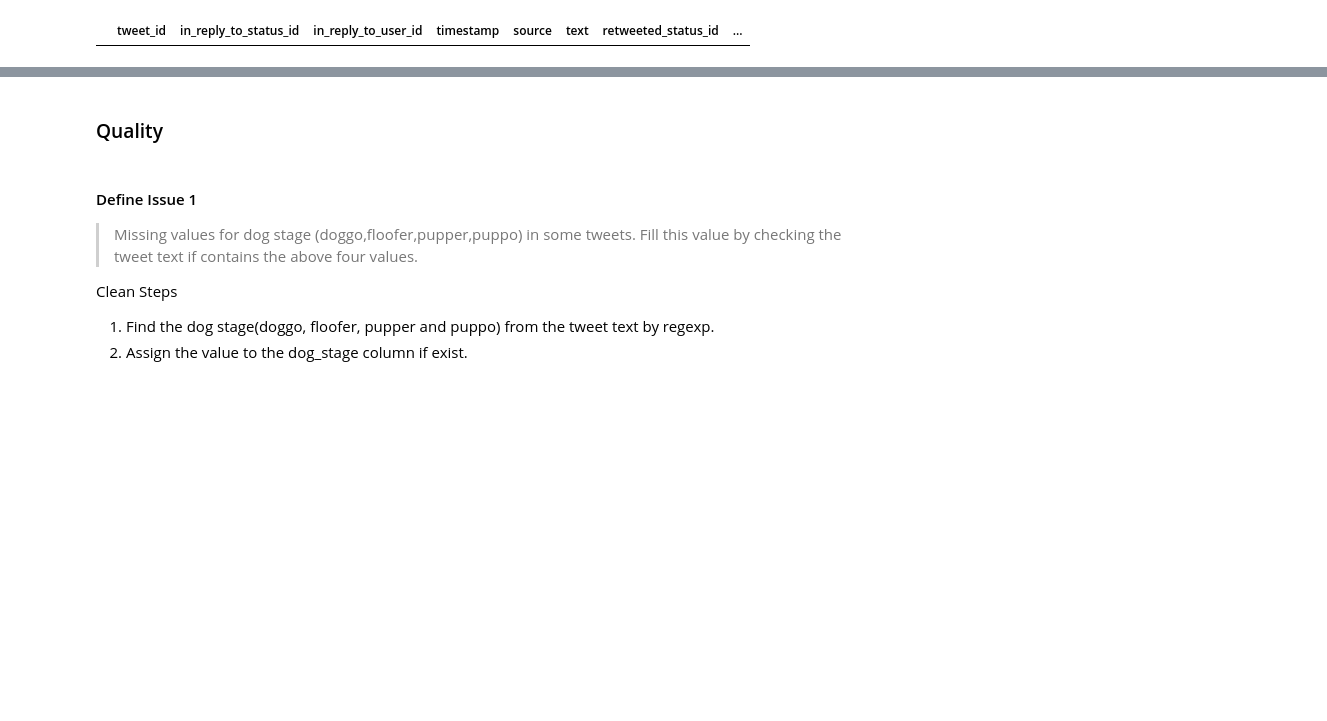
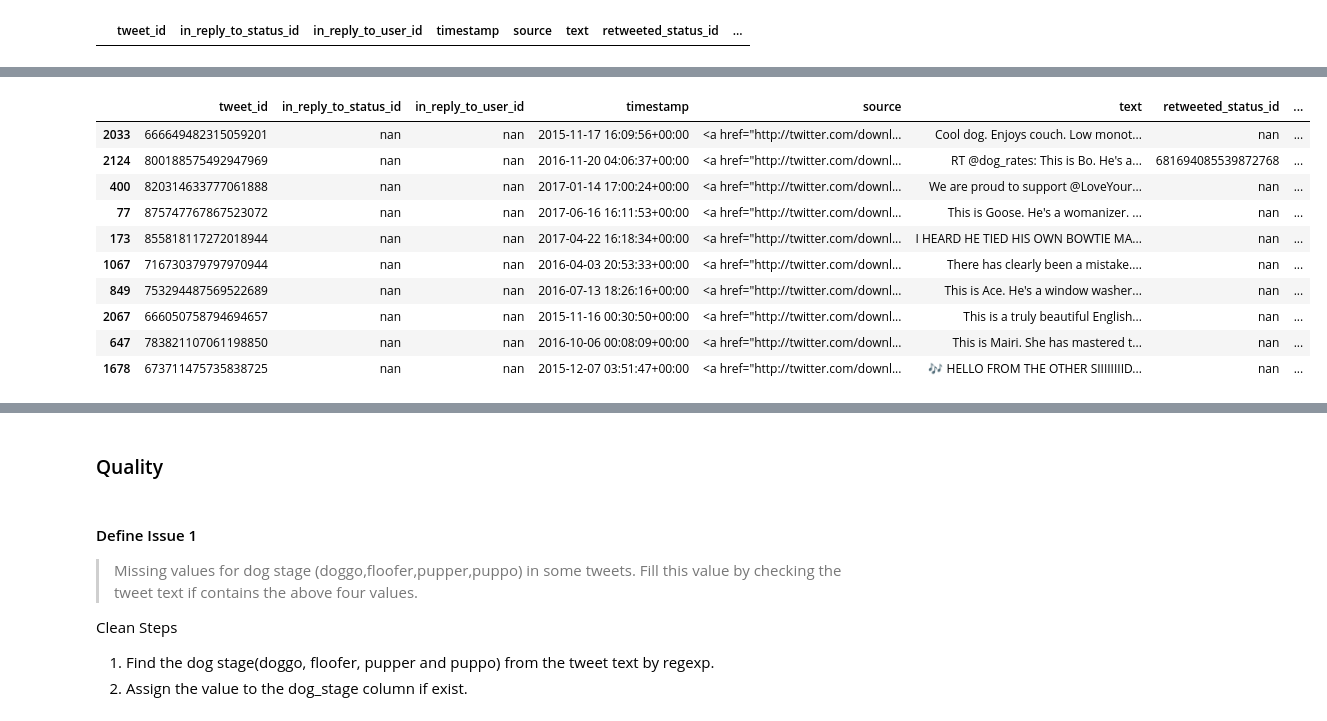
Before and after one commit to kf-wong/prj_wrangle_and_analyze_data, a Jupyter notebook: wrangle_act.ipynb, the cells around one changed output, grey strips where cells are left out. Drawn from its saved outputs; the diff is of its cells as text; code cells hidden in the pictures; blank space fills up the shorter version.

```diff
--- a/wrangle_act.ipynb
+++ b/wrangle_act.ipynb
@@ -661,2 +615,0 @@ TypeError: strptime() argument 1 must be str, not Timestamp
-# %%
-twitter_archive_clean.retweeted_status_timestamp = twitter_archive_clean.retweeted_status_timestamp.apply(lambda x: np.nan if pd.isnull(x) else dt.datetime.strptime(x, timestamp_fmt))
@@ -800,5 +615,0 @@ Clean Steps:
-# %%
-# Create new dataframe and assign data to it
-tweet_dog = twitter_archive_clean[['tweet_id','name','rating_numerator','rating_denominator']].copy()
-twitter_archive_clean.drop(columns=['name','rating_numerator','rating_denominator'], inplace=True)
-tweet_dog.to_csv('tweet_dog.csv', index=False)
@@ -1027,0 +808,14 @@ Name: dog_stage, dtype: int64
+# %%
+twitter_archive_clean.sample(10)
+# %% [output]
+|  | tweet_id | in_reply_to_status_id | in_reply_to_user_id | timestamp | source | text | retweeted_status_id | ... |
+| 2033 | 666649482315059201 | nan | nan | 2015-11-17 16:09:56+00:00 | <a href="http://twitter.com/downl... | Cool dog. Enjoys couch. Low monot... | nan | ... |
+| 2124 | 800188575492947969 | nan | nan | 2016-11-20 04:06:37+00:00 | <a href="http://twitter.com/downl... | RT @dog_rates: This is Bo. He's a... | 681694085539872768 | ... |
+| 400 | 820314633777061888 | nan | nan | 2017-01-14 17:00:24+00:00 | <a href="http://twitter.com/downl... | We are proud to support @LoveYour... | nan | ... |
+| 77 | 875747767867523072 | nan | nan | 2017-06-16 16:11:53+00:00 | <a href="http://twitter.com/downl... | This is Goose. He's a womanizer. ... | nan | ... |
+| 173 | 855818117272018944 | nan | nan | 2017-04-22 16:18:34+00:00 | <a href="http://twitter.com/downl... | I HEARD HE TIED HIS OWN BOWTIE MA... | nan | ... |
+| 1067 | 716730379797970944 | nan | nan | 2016-04-03 20:53:33+00:00 | <a href="http://twitter.com/downl... | There has clearly been a mistake.... | nan | ... |
+| 849 | 753294487569522689 | nan | nan | 2016-07-13 18:26:16+00:00 | <a href="http://twitter.com/downl... | This is Ace. He's a window washer... | nan | ... |
+| 2067 | 666050758794694657 | nan | nan | 2015-11-16 00:30:50+00:00 | <a href="http://twitter.com/downl... | This is a truly beautiful English... | nan | ... |
+| 647 | 783821107061198850 | nan | nan | 2016-10-06 00:08:09+00:00 | <a href="http://twitter.com/downl... | This is Mairi. She has mastered t... | nan | ... |
+| 1678 | 673711475735838725 | nan | nan | 2015-12-07 03:51:47+00:00 | <a href="http://twitter.com/downl... | 🎶 HELLO FROM THE OTHER SIIIIIIIID... | nan | ... |
```
Also changed, not shown: parts of 78 cells of this notebook, 2 other files.
